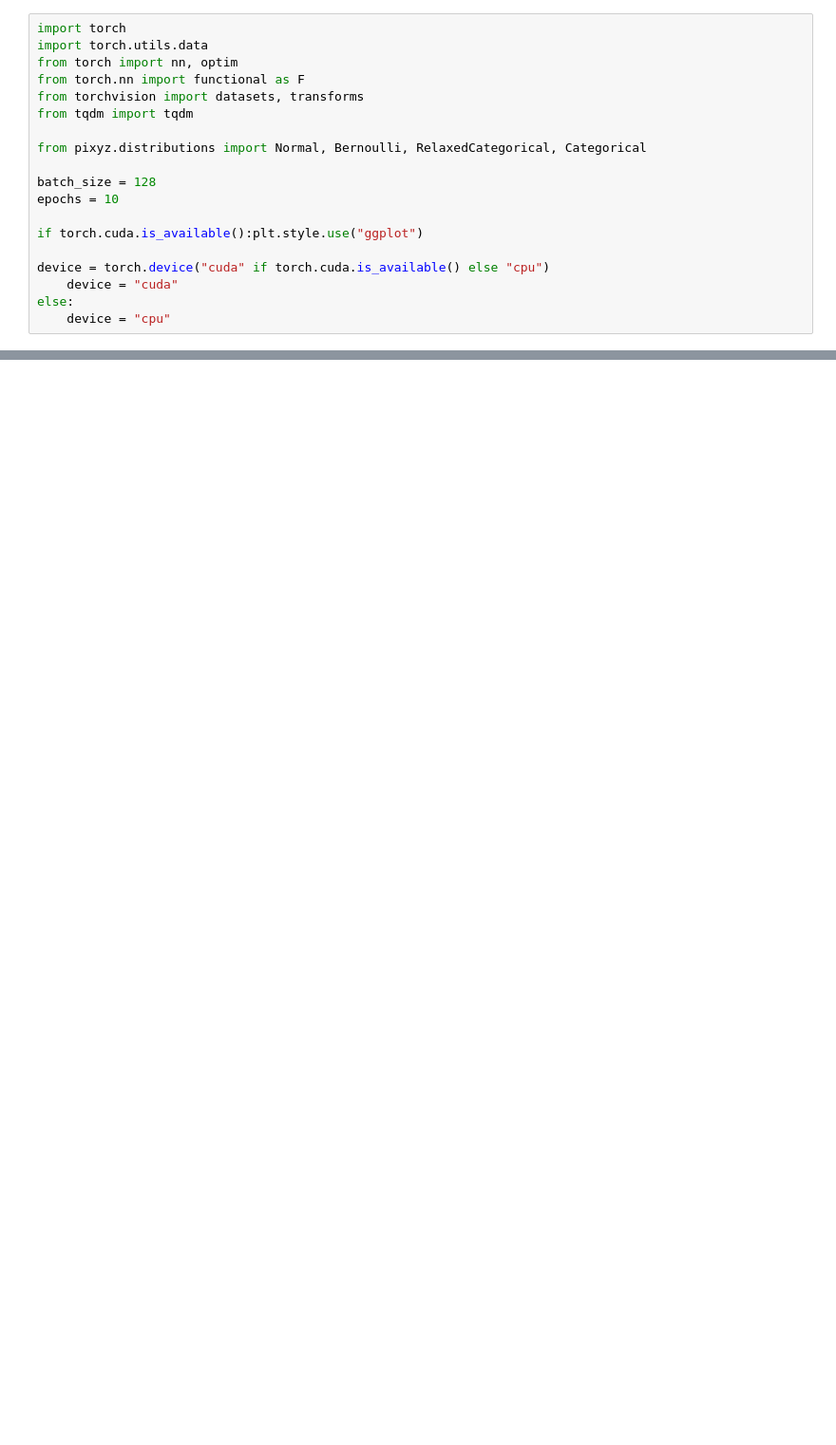
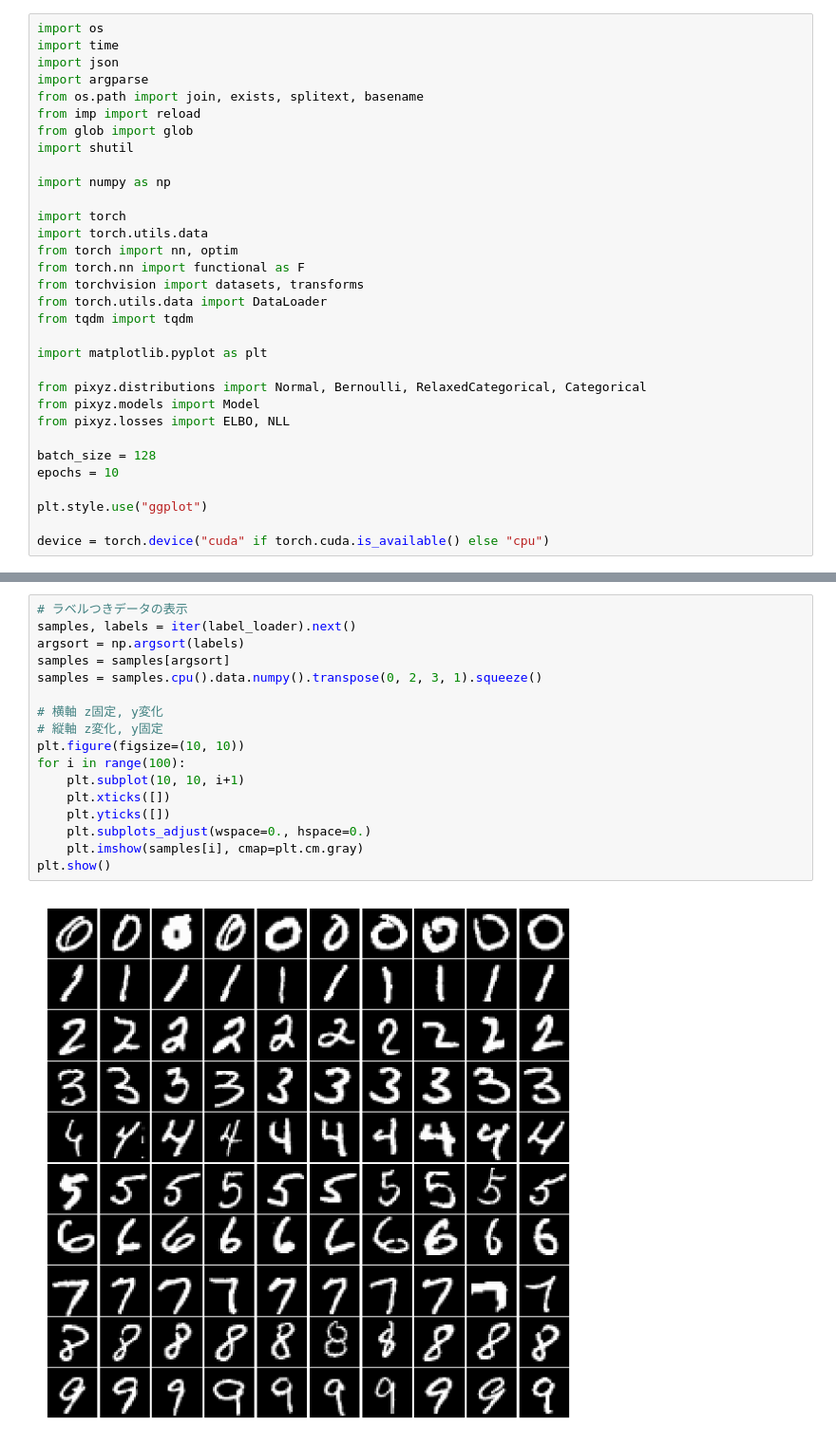
Before and after one commit to HironoOkamoto/practice_pixyz, a Jupyter notebook: CVAE.ipynb, the cells around one changed output, grey strips where cells are left out. Shown at 95% size. Drawn from its saved outputs; the diff is of its cells as text; blank space fills up the shorter version.

Commit message:
cvae pixyz

```diff
--- a/CVAE.ipynb
+++ b/CVAE.ipynb
@@ -1,19 +1,32 @@
 # %%
+import os
+import time
+import json
+import argparse
+from os.path import join, exists, splitext, basename
+from imp import reload
+from glob import glob
+import shutil
+
+import numpy as np
+
 import torch
 import torch.utils.data
 from torch import nn, optim
 from torch.nn import functional as F
 from torchvision import datasets, transforms
+from torch.utils.data import DataLoader
 from tqdm import tqdm
 
+import matplotlib.pyplot as plt
+
 from pixyz.distributions import Normal, Bernoulli, RelaxedCategorical, Categorical
+from pixyz.models import Model
+from pixyz.losses import ELBO, NLL
 
 batch_size = 128
 epochs = 10
 
-if torch.cuda.is_available():plt.style.use("ggplot")
+plt.style.use("ggplot")
 
 device = torch.device("cuda" if torch.cuda.is_available() else "cpu")
-    device = "cuda"
-else:
-    device = "cpu"
@@ -20,2 +66,21 @@ else:
+# %%
+# ラベルつきデータの表示
+samples, labels = iter(label_loader).next()
+argsort = np.argsort(labels)
+samples = samples[argsort]
+samples = samples.cpu().data.numpy().transpose(0, 2, 3, 1).squeeze()
+
+# 横軸 z固定, y変化
+# 縦軸 z変化, y固定
+plt.figure(figsize=(10, 10))
+for i in range(100):
+    plt.subplot(10, 10, i+1)
+    plt.xticks([])
+    plt.yticks([])
+    plt.subplots_adjust(wspace=0., hspace=0.)
+    plt.imshow(samples[i], cmap=plt.cm.gray)
+plt.show()
+# %% [output]
+[figure, added]
 # %%
 class Encoder(Normal):
```
Also changed, not shown: parts of 7 cells of this notebook, 2 other files.
